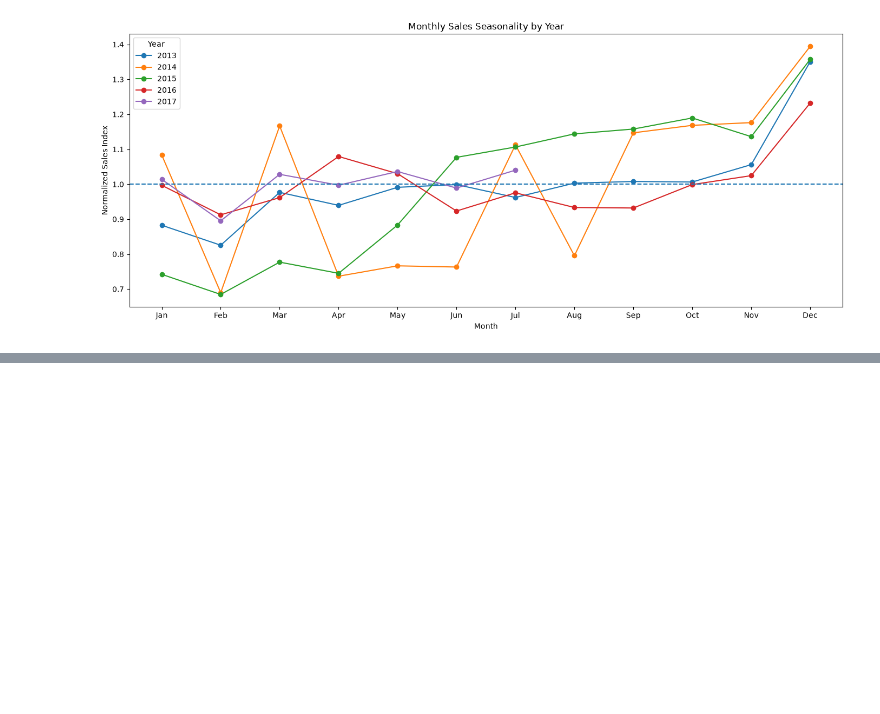
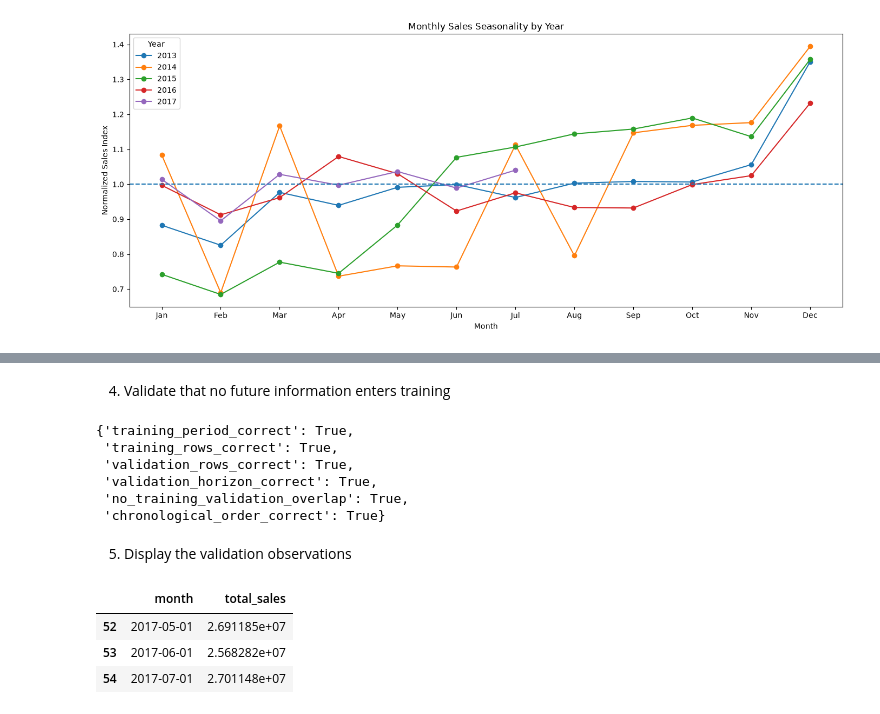
Before and after one commit to Abu-Hozaifa-Retail-Analyst/retail-sales-forecasting, a Jupyter notebook: notebooks/01_data_quality/02_initial_data_profiling.ipynb, the cells around one changed output, grey strips where cells are left out. Cells and saved outputs as stored; diff of their text form; code cells hidden in the pictures; blank space fills up the shorter version.

```diff
--- a/notebooks/01_data_quality/02_initial_data_profiling.ipynb
+++ b/notebooks/01_data_quality/02_initial_data_profiling.ipynb
@@ -8259,0 +8327,5 @@ plt.show()
+# %%
+validation_start = pd.Timestamp("2017-05-01")
+validation_end = pd.Timestamp("2017-07-01")
+
+forecast_horizon = 3
@@ -8259,0 +8334,9 @@ plt.show()
+# %%
+train_data = monthly_ts[
+    monthly_ts["month"] < validation_start
+].copy()
+
+validation_data = monthly_ts[
+    (monthly_ts["month"] >= validation_start)
+    & (monthly_ts["month"] <= validation_end)
+].copy()
@@ -8259,0 +8368,48 @@ plt.show()
+# %% [markdown]
+4. Validate that no future information enters training
+# %%
+split_qa = {
+    "training_period_correct": (
+        train_data["month"].max()
+        < validation_data["month"].min()
+    ),
+
+    "training_rows_correct": len(train_data) == 52,
+
+    "validation_rows_correct": len(validation_data) == 3,
+
+    "validation_horizon_correct": (
+        len(validation_data) == forecast_horizon
+    ),
+
+    "no_training_validation_overlap": (
+        set(train_data["month"]).isdisjoint(
+            set(validation_data["month"])
+        )
+    ),
+
+    "chronological_order_correct": (
+        train_data["month"].is_monotonic_increasing
+        and validation_data["month"].is_monotonic_increasing
+    )
+}
+
+split_qa
+# %% [output]
+{'training_period_correct': True,
+ 'training_rows_correct': True,
+ 'validation_rows_correct': True,
+ 'validation_horizon_correct': True,
+ 'no_training_validation_overlap': True,
+ 'chronological_order_correct': True}
+# %% [markdown]
+5. Display the validation observations
+# %%
+validation_data[
+    ["month", "total_sales"]
+]
+# %% [output]
+|  | month | total_sales |
+| 52 | 2017-05-01 | 2.691185e+07 |
+| 53 | 2017-06-01 | 2.568282e+07 |
+| 54 | 2017-07-01 | 2.701148e+07 |
```
Also changed, not shown: parts of 9 cells of this notebook, 1 other file.
